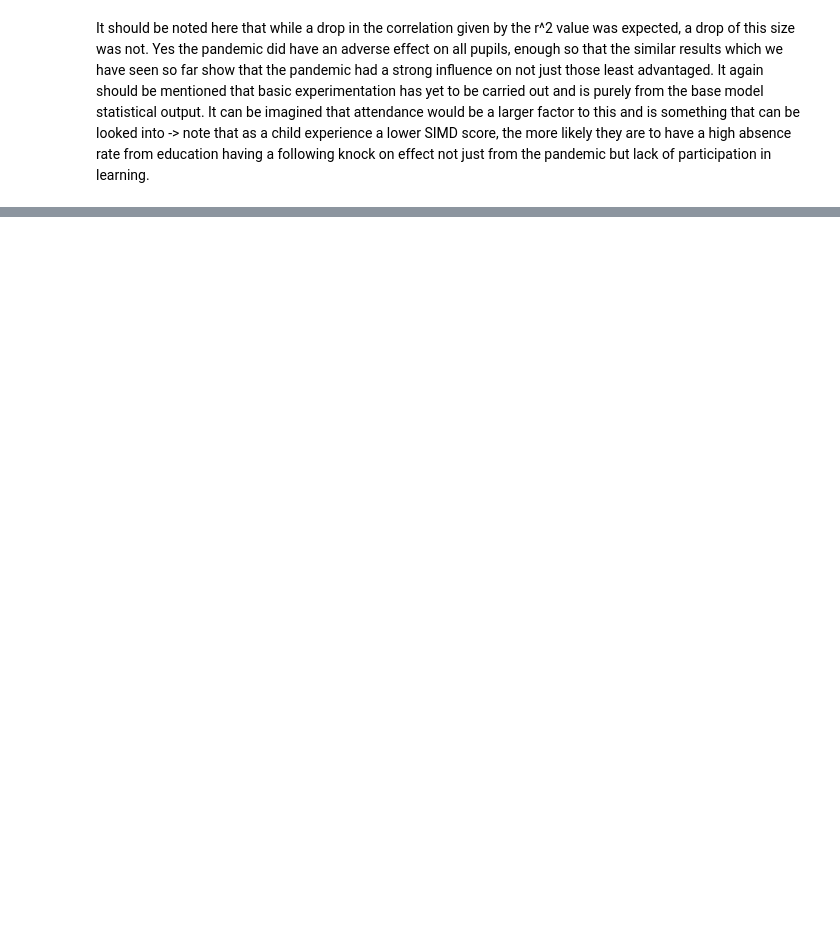
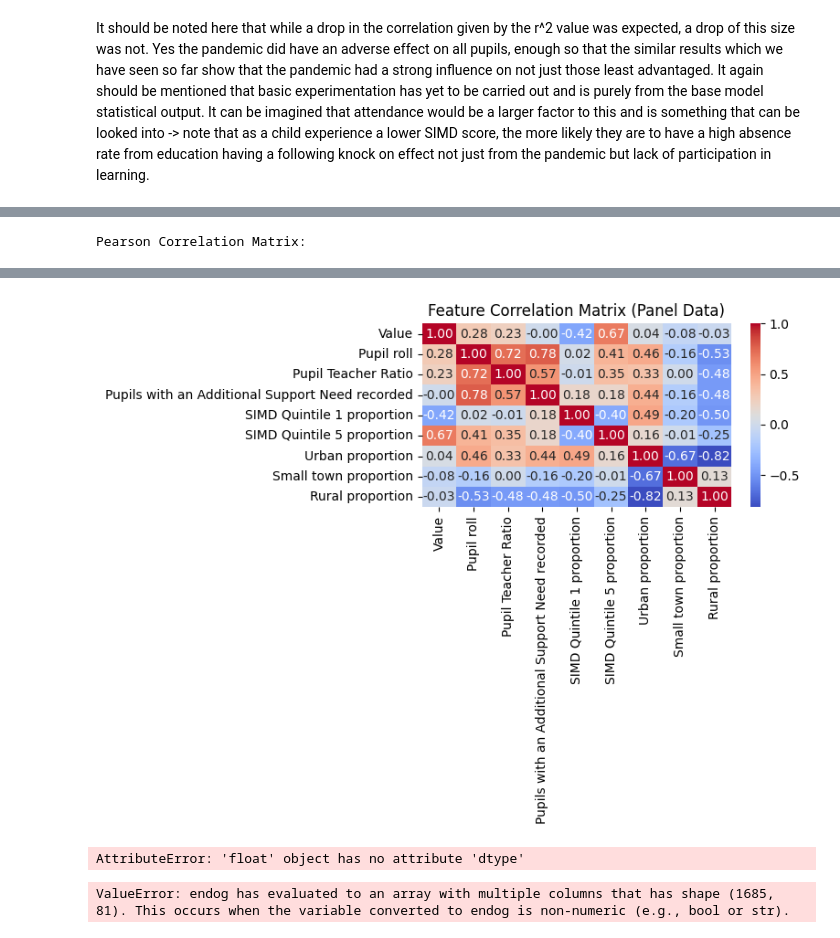
Before and after one commit to Jaxter1604/social_dets_edu_scot, a Jupyter notebook: testing.ipynb, the cells around one changed output, grey strips where cells are left out. Cells and saved outputs as stored; diff of their text form; code cells hidden in the pictures; blank space fills up the shorter version.

```diff
--- a/testing.ipynb
+++ b/testing.ipynb
@@ -805,7 +822,7 @@ hs_sum_2022["Denomination Encoded"] = (
     })
 )
 # %%
-URC = ["Urban [Note 7]", "Small town [Note 7]", "Rural [Note 7]"]
+URC = ["Urban", "Small town", "Rural"]
 
 for column in URC:
     hs_sum_2022[f"{column} proportion"] = (
@@ -941,6 +958,7 @@ hs_sum_2021 = hs_sum_2021.sort_values(by="School Name")
 supressed_names = supressed_schools["GeographyName"].to_list()
 pattern = '|'.join(re.escape(name) for name in supressed_names)
 hs_sum_2021 = hs_sum_2021[~hs_sum_2021["School Name"].astype(str).str.contains(pattern, case=False)].copy()
+hs_sum_2021 = clean_column_names(hs_sum_2021)
 
 # hs_sum_2025 = hs_sum_2025[~hs_sum_2025["School Name"].astype(str).isin(supressed_schools["GeographyName"])].copy()
 # hs_sum_2025 = hs_sum_2025[hs_sum_2025["School Name"].astype(str).isin(att_list["GeographyName"])]
@@ -1041,7 +1059,7 @@ URF = [
 ]
 # %%
 features = [
-    "Average class size",
+    #"Average class size",
     "Pupil roll",
     "Pupil Teacher Ratio",
     "Pupils with an Additional Support Need recorded",
@@ -1112,0 +1158,8 @@ It again should be mentioned that basic experimentation has yet to be carried ou
+# %%
+panel_df = panel_df.sort_values(by=["School Name", "Year"])
+
+for feat in features:
+    if feat in panel_df.columns:
+        panel_df[f"Delta_{feat}"] = panel_df.groupby("School Name")[feat].diff()
+
+panel_df["Delta_Attainment"] = panel_df.groupby("School Name")["Target_Value"].diff()
@@ -1112,0 +1248,28 @@ It again should be mentioned that basic experimentation has yet to be carried ou
+# %%
+# Select numeric features of interest plus the target
+corr_features = [
+    "Value",
+    "Pupil roll",
+    "Pupil Teacher Ratio",
+    "Pupils with an Additional Support Need recorded",
+    "SIMD Quintile 1 proportion",
+    "SIMD Quintile 5 proportion",
+    *URF
+]
+
+# Calculate Pearson correlation matrix
+corr_matrix = panel_df[corr_features].corr(method="pearson")
+print("Pearson Correlation Matrix:")
+display(corr_matrix)
+
+# Optional: Visualize using plotnine or seaborn
+import matplotlib.pyplot as plt
+import seaborn as sns
+
+plt.figure(figsize=(8, 6))
+sns.heatmap(corr_matrix, annot=True, cmap="coolwarm", fmt=".2f")
+plt.title("Feature Correlation Matrix (Panel Data)")
+plt.tight_layout()
+plt.show()
+# %% [output]
+Pearson Correlation Matrix:
@@ -1112,0 +1286 @@ It again should be mentioned that basic experimentation has yet to be carried ou
+[figure, added]
@@ -1112,0 +1296,23 @@ It again should be mentioned that basic experimentation has yet to be carried ou
+# %%
+year_groups = [group["Value"].dropna() for name, group in panel_df.groupby("Year")]
+kw_stat, kw_pvalue = stats.kruskal(*year_groups)
+print(f"Kruskal-Wallis H-test across years: Stat = {kw_stat:.4f}, p-value = {kw_pvalue:.4e}")
+# %% [output]
+AttributeError: 'float' object has no attribute 'dtype'
+# %%
+import statsmodels.api as sm
+import statsmodels.formula.api as smf
+
+# Clean up column names for formula syntax (remove spaces)
+regression_df = panel_df.dropna(subset=["Value", "Pupil Teacher Ratio", "Pupil roll"]).copy()
+regression_df.columns = [c.replace(" ", "_").replace("%", "pct") for c in regression_df.columns]
+
+# Fit a Fixed Effects model using School_Name as entity effects
+fe_model = smf.ols(
+    formula="Value ~ Pupil_Teacher_Ratio + Pupil_roll + C(Year)",
+    data=regression_df
+).fit()
+
+print(fe_model.summary())
+# %% [output]
+ValueError: endog has evaluated to an array with multiple columns that has shape (1685, 81). This occurs when the variable converted to endog is non-numeric (e.g., bool or str).
```
Also changed, not shown: parts of 31 cells of this notebook, 2 other files.
